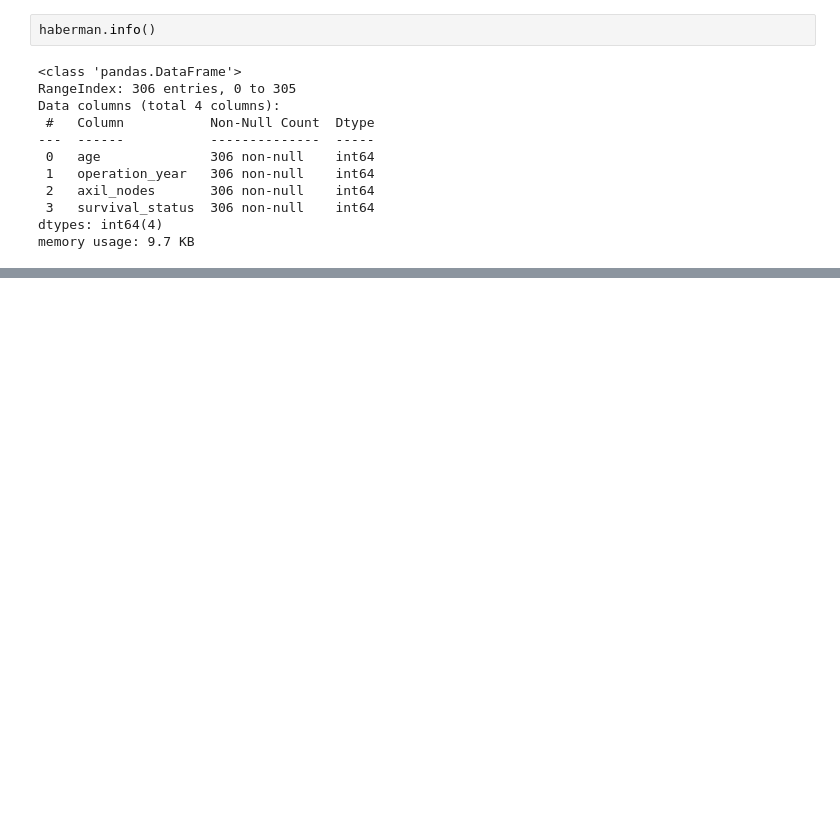
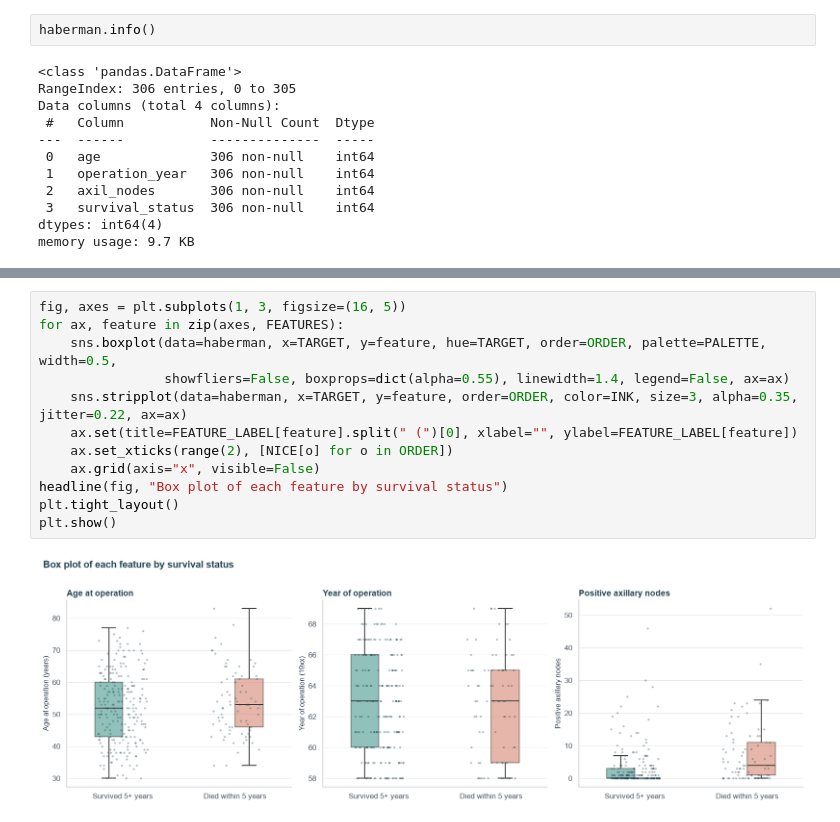
Before and after one commit to NabilaTarannum/Data_Analysis, a Jupyter notebook: Haberman.ipynb, the cells around one changed output, grey strips where cells are left out. Drawn from its saved outputs; the diff is of its cells as text; blank space fills up the shorter version.

```diff
--- a/Haberman.ipynb
+++ b/Haberman.ipynb
@@ -694,0 +315,14 @@ plt.show()
+# %%
+fig, axes = plt.subplots(1, 3, figsize=(16, 5))
+for ax, feature in zip(axes, FEATURES):
+    sns.boxplot(data=haberman, x=TARGET, y=feature, hue=TARGET, order=ORDER, palette=PALETTE, width=0.5,
+                showfliers=False, boxprops=dict(alpha=0.55), linewidth=1.4, legend=False, ax=ax)
+    sns.stripplot(data=haberman, x=TARGET, y=feature, order=ORDER, color=INK, size=3, alpha=0.35, jitter=0.22, ax=ax)
+    ax.set(title=FEATURE_LABEL[feature].split(" (")[0], xlabel="", ylabel=FEATURE_LABEL[feature])
+    ax.set_xticks(range(2), [NICE[o] for o in ORDER])
+    ax.grid(axis="x", visible=False)
+headline(fig, "Box plot of each feature by survival status")
+plt.tight_layout()
+plt.show()
+# %% [output]
+[figure, added]
```
Also changed, not shown: parts of 134 cells of this notebook, 3 other files.
